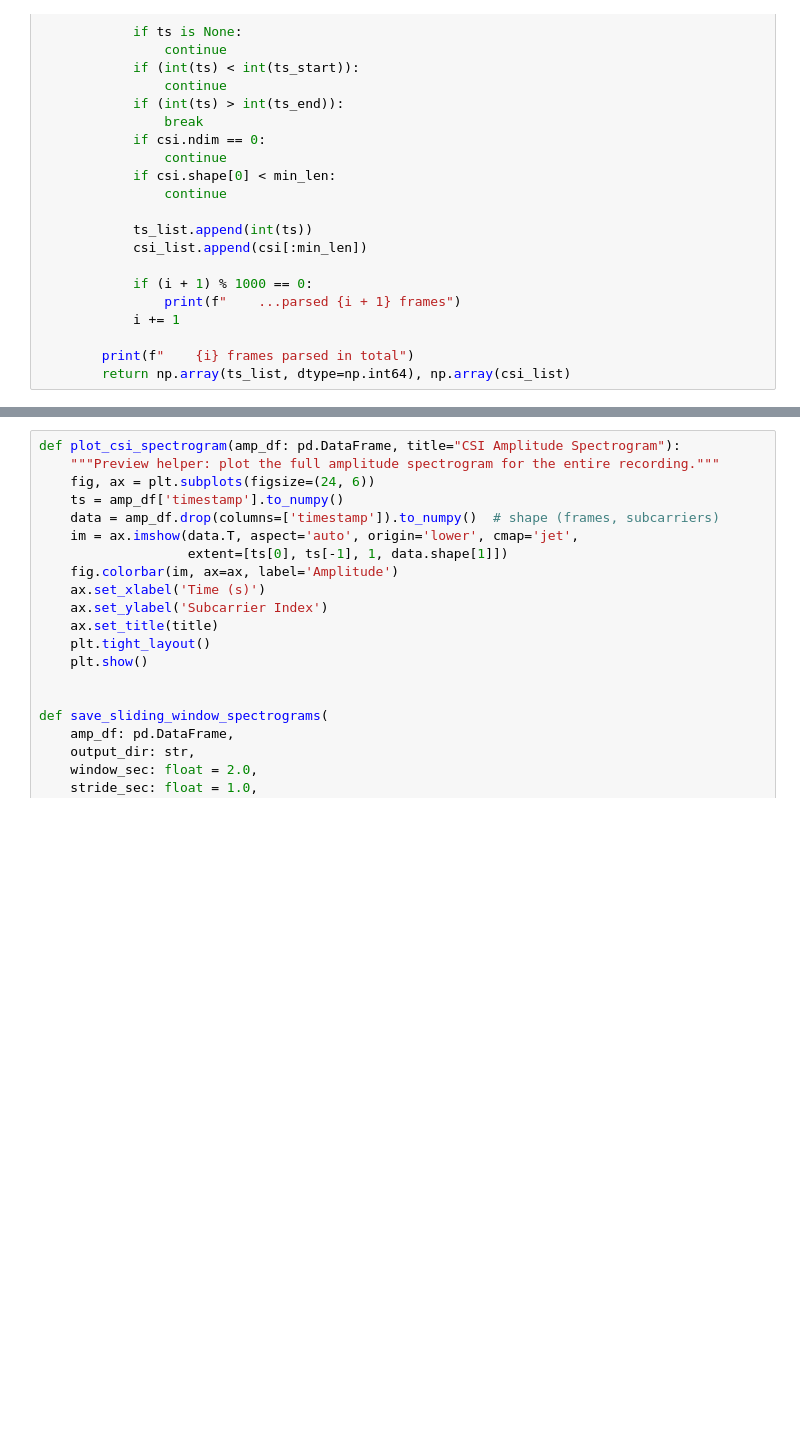
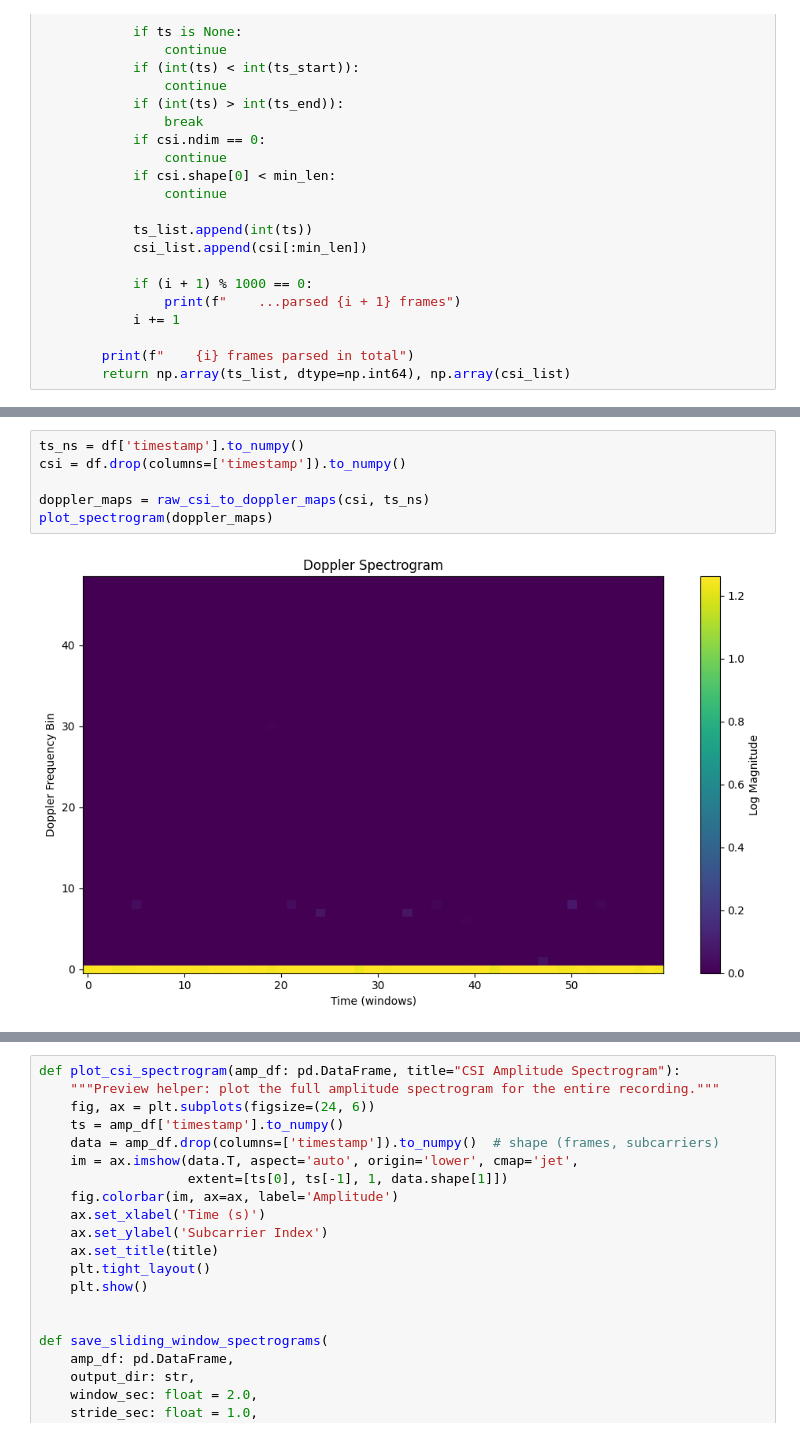
Before and after one commit to dronedangwal/btp, a Jupyter notebook: csi_processing2.ipynb, the cells around one changed output, grey strips where cells are left out. Cells and saved outputs as stored; diff of their text form; blank space fills up the shorter version.

```diff
--- a/csi_processing2.ipynb
+++ b/csi_processing2.ipynb
@@ -151,0 +219,8 @@ display(amp_matrix)
+# %%
+ts_ns = df['timestamp'].to_numpy()
+csi = df.drop(columns=['timestamp']).to_numpy()
+
+doppler_maps = raw_csi_to_doppler_maps(csi, ts_ns)
+plot_spectrogram(doppler_maps)
+# %% [output]
+[figure, added]
```
Also changed, not shown: parts of 8 cells of this notebook, 5 other files.
